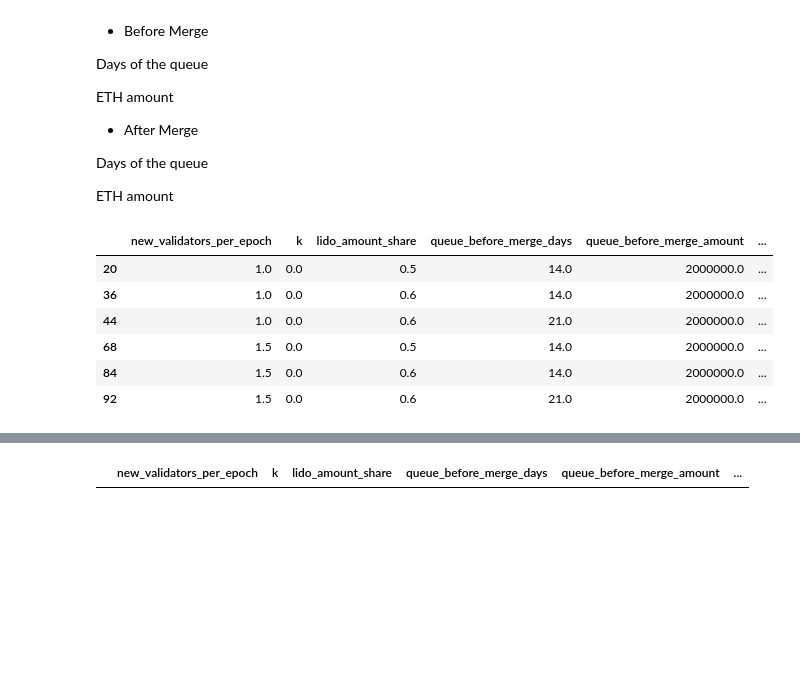
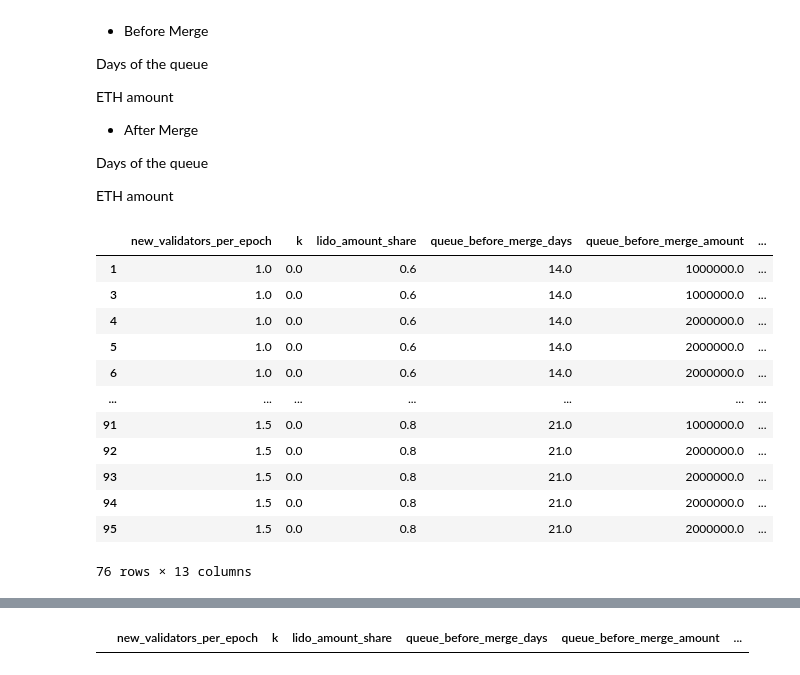
Before and after one commit to lidofinance/modelling-entry-queue-post-merge, a Jupyter notebook: modelling_entry_queue_post_merge.ipynb, the cells around one changed output, grey strips where cells are left out. Cells and saved outputs as stored; diff of their text form; code cells hidden in the pictures; blank space fills up the shorter version.

```diff
--- a/modelling_entry_queue_post_merge.ipynb
+++ b/modelling_entry_queue_post_merge.ipynb
@@ -431,13 +455,3 @@ is_autoregression_forecast_model = True
-# %%
-is_linear_model = 1-is_autoregression_forecast_model
-if is_autoregression_forecast_model == True:
-    df_validatorscount_altair_forecast = df_validatorscount_altair_forecast_AR.copy()
-    df_validatorscount_before_merge = df_validatorscount_before_merge_AR.copy()
-    validatorscount_altair = validatorscount_altair_AR.copy()
-else:
-    df_validatorscount_altair_forecast = df_validatorscount_altair_forecast_linear.copy()
-    df_validatorscount_before_merge = df_validatorscount_before_merge_linear.copy()
-    validatorscount_altair = validatorscount_altair_linear.copy()
 # %% [markdown]
 ## Functions for preparing datasets, simulation and getting charts
 # %%
@@ -469,7 +483,7 @@ def get_df_bc_lido_forecasted(df_bc_lido_actual, last_validatorscount, last_lido
         new_validators = min(entry_queue_eth//32, epoch_per_day * (df.validatorscount[-1]//CHURN_LIMIT_QUOTIENT))
         validatorscount = df.validatorscount[-1] + new_validators
         df.loc[df.index[-1] + pd.to_timedelta('1 day')] = [validatorscount, validatorscount*32, x]
-        entry_queue_eth -=entry_queue_eth
+        entry_queue_eth -=new_validators*32#entry_queue_eth
 
     for x in range(365+period - len(eth_amount_after_merge_date)+1):
         validatorscount = df.validatorscount[-1] + epoch_per_day * max(min(new_validators_per_epoch,df.validatorscount[-1]//CHURN_LIMIT_QUOTIENT),k*df.validatorscount[-1]//CHURN_LIMIT_QUOTIENT)
@@ -721,7 +735,6 @@ def get_simulation(queue_before_merge_days, queue_before_merge_amount, queue_aft
     lido_amount_share_forecast = [lido_amount_share]*(len(df_validatorscount_altair_forecast) + period + 1)
     eth_amount_before_merge_date = df_bc_lido_actual.loc[pd.Timestamp(q[0][0]):pd.Timestamp(q[0][2])-pd.to_timedelta('1 day')].eth_amount.values[-queue_before_merge_days:]/sum(df_bc_lido_actual.loc[pd.Timestamp(q[0][0]):pd.Timestamp(q[0][2])-pd.to_timedelta('1 day')].eth_amount.values[-queue_before_merge_days:])*queue_before_merge_amount
     eth_amount_after_merge_date = df_bc_lido_actual.loc[pd.Timestamp(q[0][2]):pd.Timestamp(q[0][1])].eth_amount.values[:queue_after_merge_days+1]/sum(df_bc_lido_actual.loc[pd.Timestamp(q[0][2]):pd.Timestamp(q[0][1])].eth_amount.values[:queue_after_merge_days+1])*queue_after_merge_amount
-
     return get_df_bc_lido_forecasted(df_bc_lido_actual, last_validatorscount, last_lido_staked, eth_amount_before_merge_date, eth_amount_after_merge_date, lido_amount_share_forecast, new_validators_per_epoch, k, period, APR_periods)
 
 
@@ -786,7 +813,7 @@ def get_simulations(new_validators_per_epoch_list, k_list, lido_amount_share_lis
 # General params for modeling
 APR_periods = [30, 365]#[7, 30, 365]
 period = 365 #period of forecasting
-model_queue = [['2020-11-04','2021-03-02', '2020-12-01']] #period of genesis queue that is taken as a template for scaling the queue
+model_queue = [['2021-05-05', '2021-07-17', '2021-06-01']]#[['2020-11-04','2021-03-02', '2020-12-01']] #period taken as a template for scaling the queue
 
 # Getting dataset for the actual period
 df_bc_lido_actual = get_df_bc_lido_actual()
@@ -819,23 +846,29 @@ ETH amount
 # %%
 new_validators_per_epoch_list = [1, 1.5]
 k_list = [0]
-lido_amount_share_list = [0.4, 0.5, 0.6]
+lido_amount_share_list = [0.6, 0.7, 0.8]
 queue_before_merge_days_list = [14, 21]
 queue_after_merge_days_list = [28, 42]
 queue_before_merge_amount_list = [1_000_000, 2_000_000]
-queue_after_merge_amount_list = [3_000_000,5_000_000]
+queue_after_merge_amount_list = [4_000_000,5_000_000]
 # %%
 df_outcome = get_simulations(new_validators_per_epoch_list, k_list, lido_amount_share_list, queue_before_merge_days_list, queue_after_merge_days_list, queue_before_merge_amount_list, queue_after_merge_amount_list,model_queue)
 # %%
-df_outcome[(df_outcome.APR_lido_staked_loss_365>=0.5) &(df_outcome.queue_after_merge_amount<5000000)]
+df_outcome[(df_outcome.APR_lido_staked_loss_365>=0.5)]
 # %% [output]
 |  | new_validators_per_epoch | k | lido_amount_share | queue_before_merge_days | queue_before_merge_amount | ... |
-| 20 | 1.0 | 0.0 | 0.5 | 14.0 | 2000000.0 | ... |
-| 36 | 1.0 | 0.0 | 0.6 | 14.0 | 2000000.0 | ... |
-| 44 | 1.0 | 0.0 | 0.6 | 21.0 | 2000000.0 | ... |
-| 68 | 1.5 | 0.0 | 0.5 | 14.0 | 2000000.0 | ... |
-| 84 | 1.5 | 0.0 | 0.6 | 14.0 | 2000000.0 | ... |
-| 92 | 1.5 | 0.0 | 0.6 | 21.0 | 2000000.0 | ... |
+| 1 | 1.0 | 0.0 | 0.6 | 14.0 | 1000000.0 | ... |
+| 3 | 1.0 | 0.0 | 0.6 | 14.0 | 1000000.0 | ... |
+| 4 | 1.0 | 0.0 | 0.6 | 14.0 | 2000000.0 | ... |
+| 5 | 1.0 | 0.0 | 0.6 | 14.0 | 2000000.0 | ... |
+| 6 | 1.0 | 0.0 | 0.6 | 14.0 | 2000000.0 | ... |
+| ... | ... | ... | ... | ... | ... | ... |
+| 91 | 1.5 | 0.0 | 0.8 | 21.0 | 1000000.0 | ... |
+| 92 | 1.5 | 0.0 | 0.8 | 21.0 | 2000000.0 | ... |
+| 93 | 1.5 | 0.0 | 0.8 | 21.0 | 2000000.0 | ... |
+| 94 | 1.5 | 0.0 | 0.8 | 21.0 | 2000000.0 | ... |
+| 95 | 1.5 | 0.0 | 0.8 | 21.0 | 2000000.0 | ... |
+76 rows × 13 columns
 # %%
 # Sensivity for 'ETH amount after Merge' param
 new_validators_per_epoch_list = [1]
```
Also changed, not shown: parts of 28 cells of this notebook, 2 other files.
